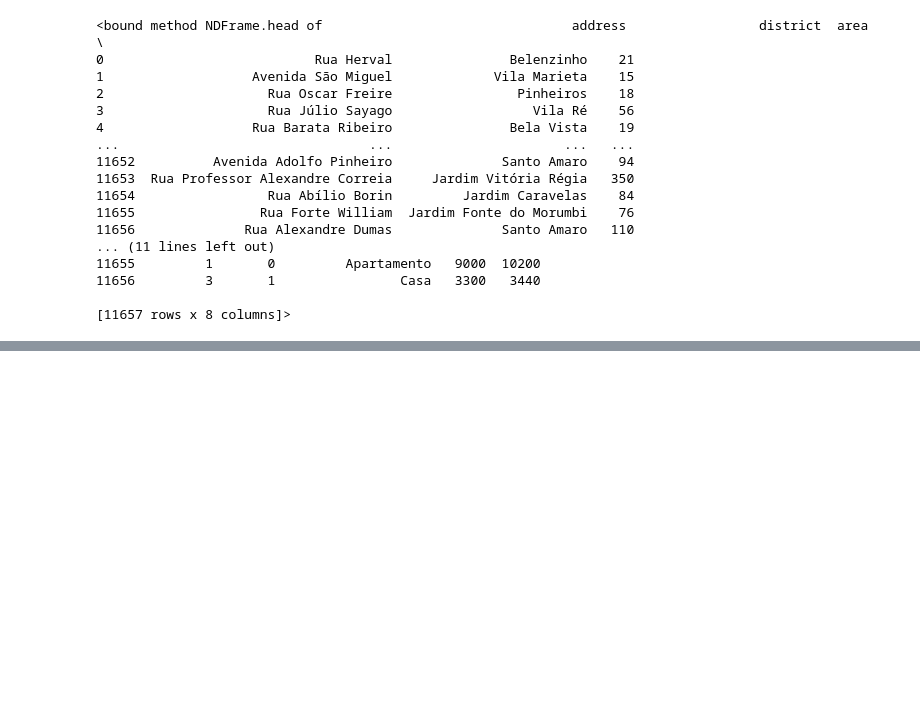
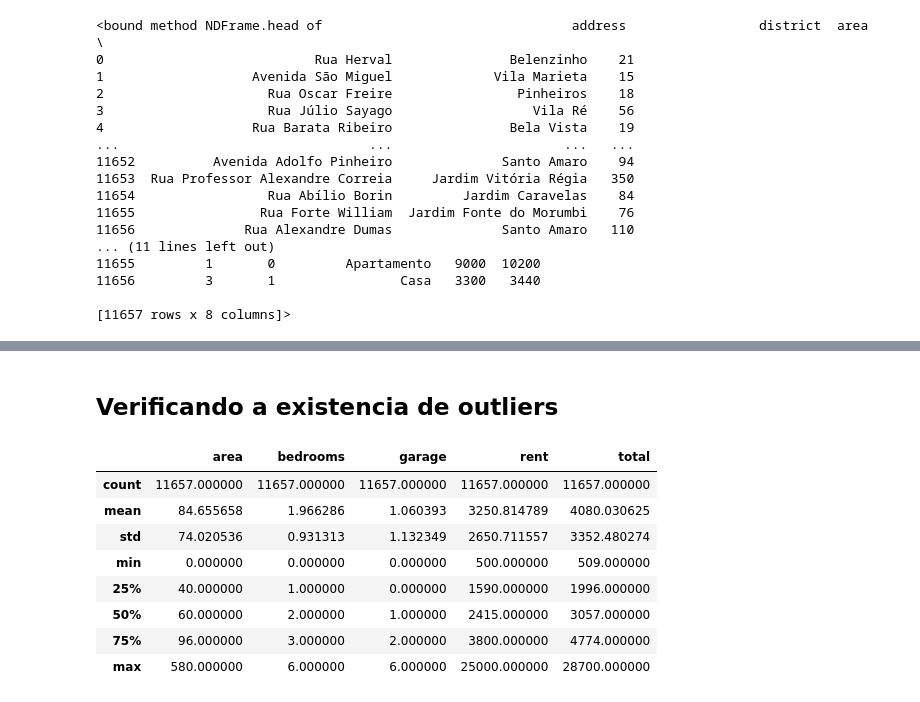
Before and after one commit to kimju03/aluguel-de-casa-em-SP, a Jupyter notebook: analise.ipynb, the cells around one changed output, grey strips where cells are left out. Saved outputs shown, nothing was run; the diff lists cells and outputs as text; code cells hidden in the pictures; blank space fills up the shorter version.

```diff
--- a/analise.ipynb
+++ b/analise.ipynb
@@ -54,0 +106,14 @@ data.head
+# %% [markdown]
+## Verificando a existencia de outliers
+# %%
+data.describe()
+# %% [output]
+|  | area | bedrooms | garage | rent | total |
+| count | 11657.000000 | 11657.000000 | 11657.000000 | 11657.000000 | 11657.000000 |
+| mean | 84.655658 | 1.966286 | 1.060393 | 3250.814789 | 4080.030625 |
+| std | 74.020536 | 0.931313 | 1.132349 | 2650.711557 | 3352.480274 |
+| min | 0.000000 | 0.000000 | 0.000000 | 500.000000 | 509.000000 |
+| 25% | 40.000000 | 1.000000 | 0.000000 | 1590.000000 | 1996.000000 |
+| 50% | 60.000000 | 2.000000 | 1.000000 | 2415.000000 | 3057.000000 |
+| 75% | 96.000000 | 3.000000 | 2.000000 | 3800.000000 | 4774.000000 |
+| max | 580.000000 | 6.000000 | 6.000000 | 25000.000000 | 28700.000000 |
```
Also changed, not shown: parts of 16 cells of this notebook, 3 other files.
